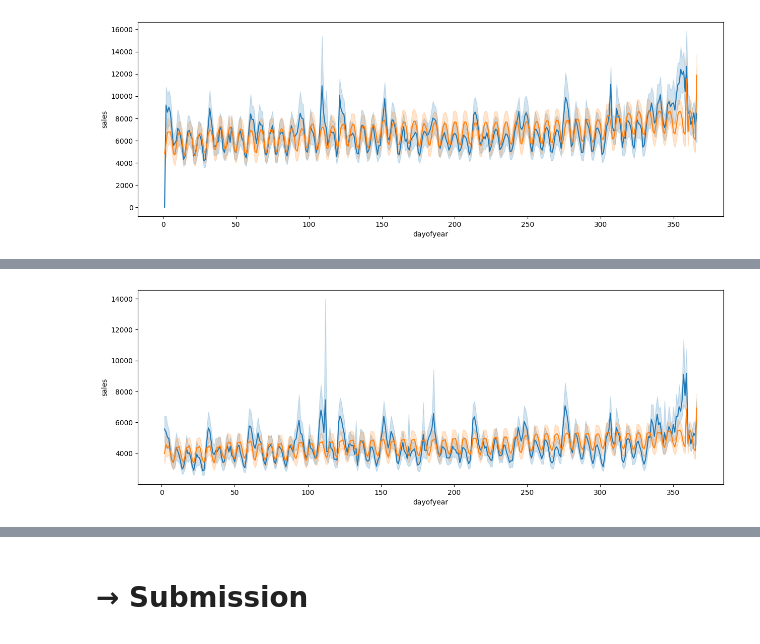
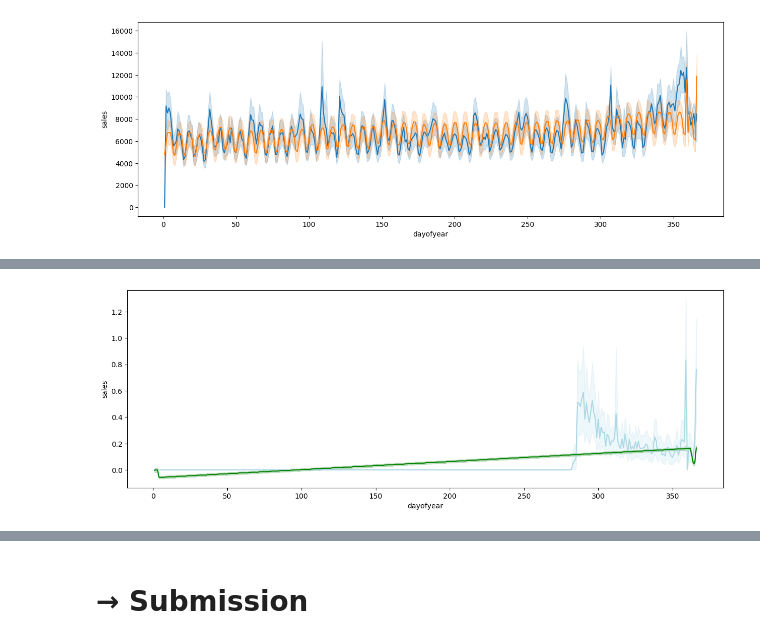
Before and after one commit to cmd-master/store-sales, a Jupyter notebook: store-sales.ipynb, the cells around one changed output, grey strips where cells are left out. Cells and saved outputs as stored; diff of their text form; code cells hidden in the pictures.

Commit message:
Kaggle Notebook | Store Sales. Linear Regression. [1.98395] | Version 26

```diff
--- a/store-sales.ipynb
+++ b/store-sales.ipynb
@@ -260,14 +272,18 @@ sns.lineplot(data=g, x='dayofyear', y='preds', ax=ax);
 # %%
-g = train.query('family == "GROCERY I"')
-g = g.query('store_type == "B"')
-g = g.loc[g[target] != 0]
+g = train
+g['preds'] = y
+
+g = g.query('family == "BOOKS"')
+# g = g.query('store_type == "A"')
+# g = g.loc[g[target] != 0]
 g_pp = pipe.transform(g)
 g_model = LinearRegression()
 g_model.fit(g_pp, g[target])
-g['preds'] = g_model.predict(g_pp)
+g['preds_nonzero'] = g_model.predict(g_pp)
 
 fig, ax = plt.subplots(figsize=(15,5))
-sns.lineplot(data=g, x='dayofyear', y=target, ax=ax);
-sns.lineplot(data=g, x='dayofyear', y='preds', ax=ax);
+sns.lineplot(data=g, x='dayofyear', y=target, ax=ax, color='lightblue');
+# sns.lineplot(data=g, x='dayofyear', y='preds', ax=ax, color='orange');
+sns.lineplot(data=g, x='dayofyear', y='preds_nonzero', ax=ax, color='green');
 # %% [output]
-[figure, old version]
+[figure, new version]
```
Also changed, not shown: parts of 7 cells of this notebook.
